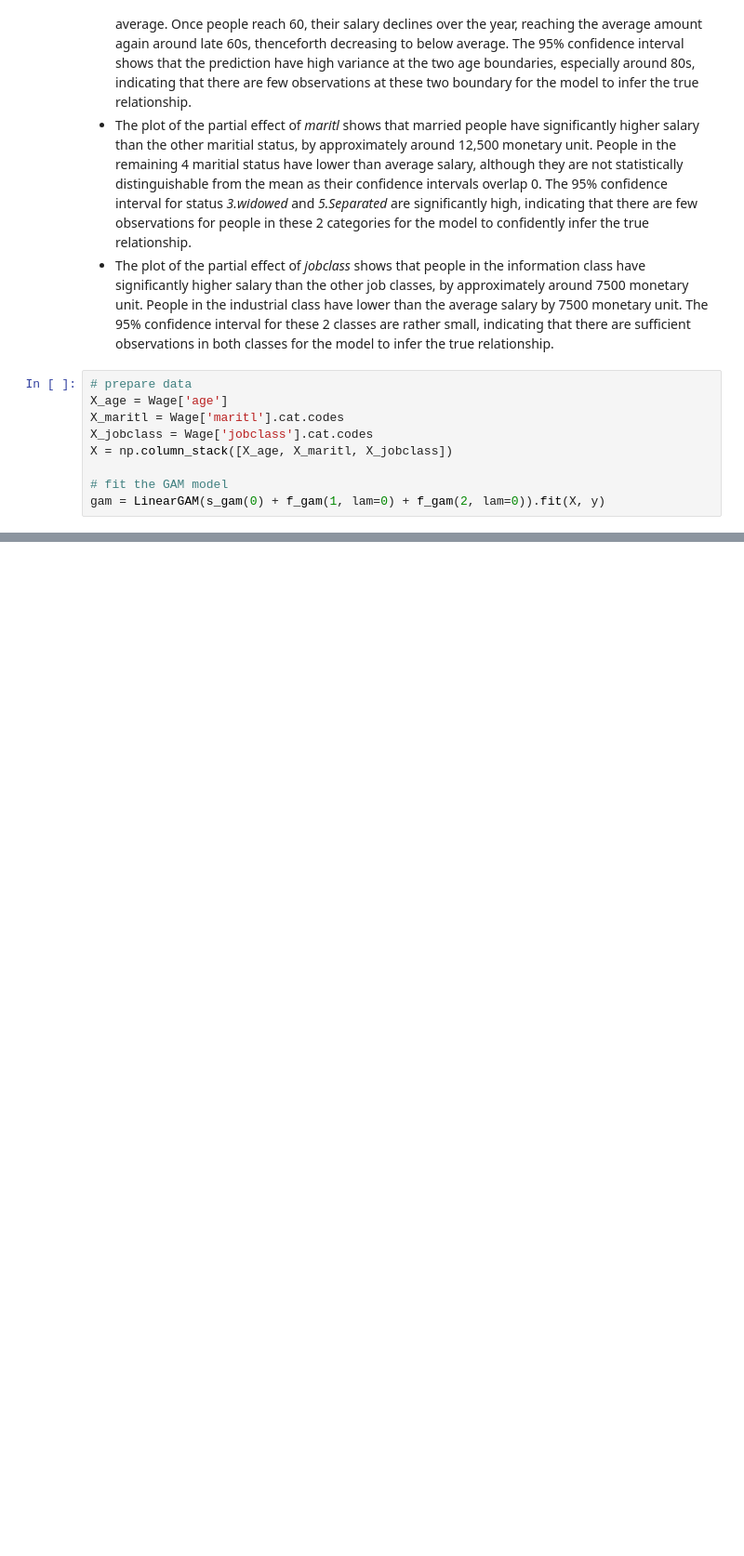
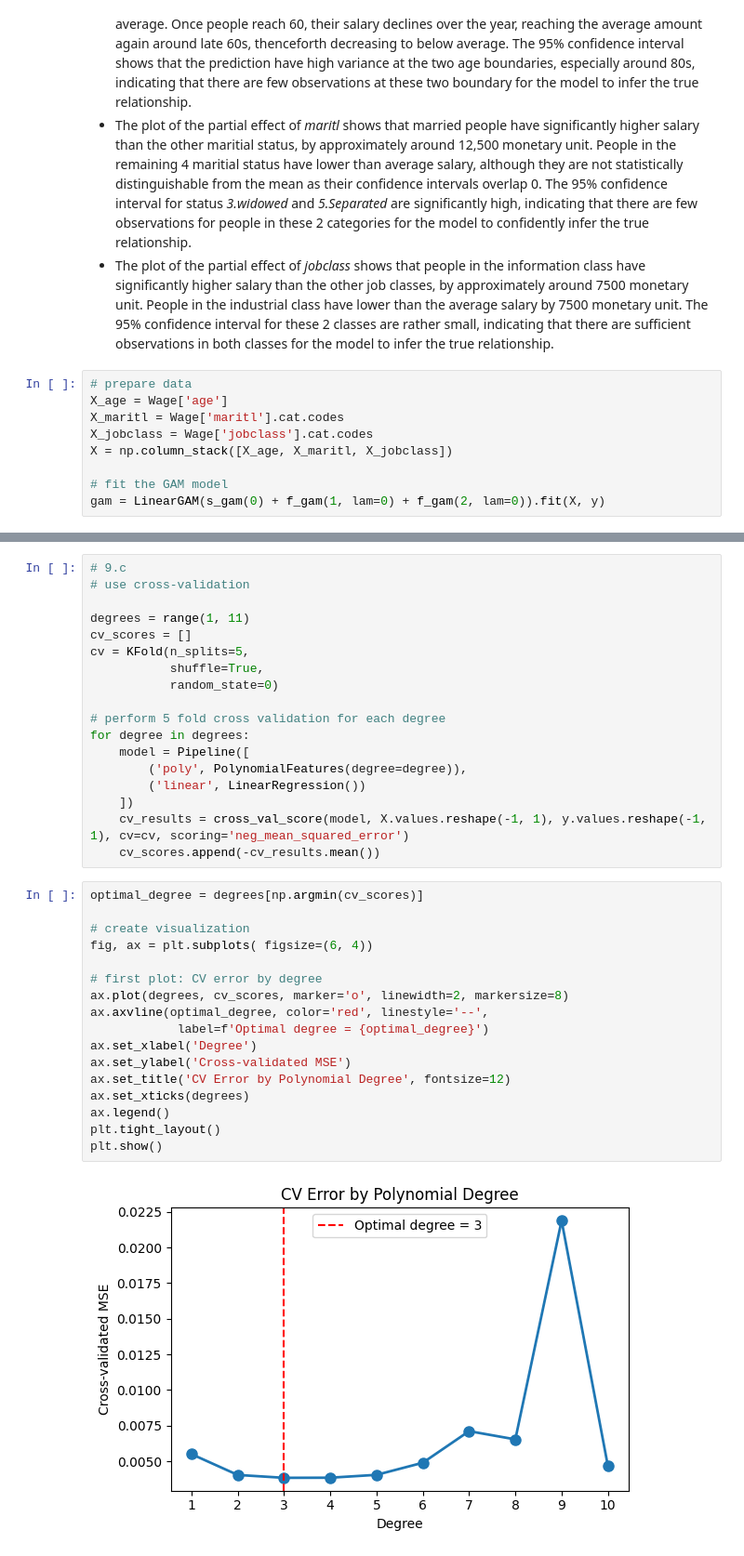
Before and after one commit to nhitran-00/ISL, a Jupyter notebook: chapter_7.ipynb, the cells around one changed output, grey strips where cells are left out. Shown at 93% size. Drawn from its saved outputs; the diff is of its cells as text; blank space fills up the shorter version.

```diff
--- a/chapter_7.ipynb
+++ b/chapter_7.ipynb
@@ -502,0 +567,37 @@ Notes:
+# %%
+# 9.c
+# use cross-validation
+
+degrees = range(1, 11)
+cv_scores = []
+cv = KFold(n_splits=5,
+           shuffle=True,
+           random_state=0)
+
+# perform 5 fold cross validation for each degree
+for degree in degrees:
+    model = Pipeline([
+        ('poly', PolynomialFeatures(degree=degree)),
+        ('linear', LinearRegression())
+    ])
+    cv_results = cross_val_score(model, X.values.reshape(-1, 1), y.values.reshape(-1, 1), cv=cv, scoring='neg_mean_squared_error')
+    cv_scores.append(-cv_results.mean())
+# %%
+optimal_degree = degrees[np.argmin(cv_scores)]
+
+# create visualization
+fig, ax = plt.subplots( figsize=(6, 4))
+
+# first plot: CV error by degree
+ax.plot(degrees, cv_scores, marker='o', linewidth=2, markersize=8)
+ax.axvline(optimal_degree, color='red', linestyle='--',
+            label=f'Optimal degree = {optimal_degree}')
+ax.set_xlabel('Degree')
+ax.set_ylabel('Cross-validated MSE')
+ax.set_title('CV Error by Polynomial Degree', fontsize=12)
+ax.set_xticks(degrees)
+ax.legend()
+plt.tight_layout()
+plt.show()
+# %% [output]
+[figure, added]
```
Also changed, not shown: parts of 16 cells of this notebook.
